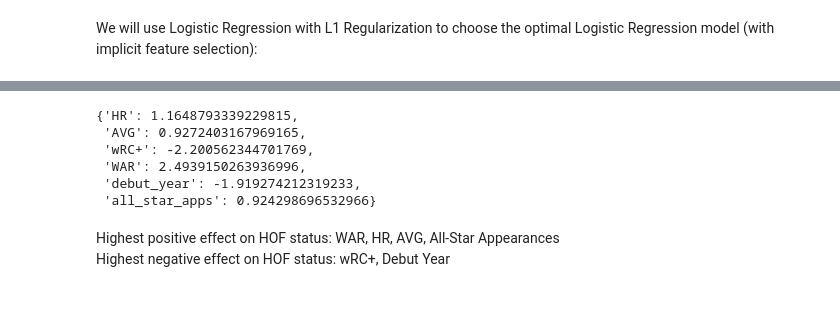
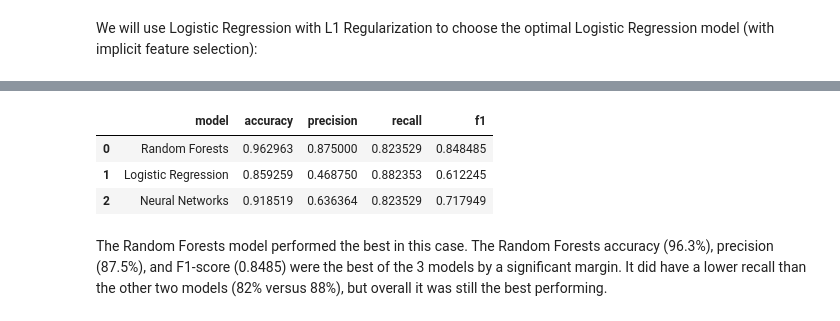
Before and after one commit to abulow/Udacity-Machine-Learning-Engineer-Nanodegree, a Jupyter notebook: baseball_hof/baseball_hof.ipynb, the cells around one changed output, grey strips where cells are left out. Saved outputs shown, nothing was run; the diff lists cells and outputs as text; code cells hidden in the pictures.

```diff
--- a/baseball_hof/baseball_hof.ipynb
+++ b/baseball_hof/baseball_hof.ipynb
@@ -288,0 +314,16 @@ LogisticRegression(C=1.0, class_weight=None, dual=False, fit_intercept=True,
+# %%
+from sklearn.linear_model import LogisticRegression
+
+lr = LogisticRegression(penalty='l1', solver='liblinear', random_state=0)
+lr.fit(X_train,y_train)
+
+y_pred = lr.predict(X_test)
+acc = accuracy_score(y_test, y_pred)
+precision = precision_score(y_test, y_pred)
+recall = recall_score(y_test, y_pred)
+f1 = f1_score(y_test, y_pred)
+lr_results = {'model': 'Logistic Regression', 'accuracy': acc, 'precision': precision, 'recall': recall, 'f1': f1}
+print("Logistic Regression Testing Set Accuracy: " + str(round(100*acc, 2)) + "%")
+print("Logistic Regression Testing Set Precision: " + str(round(100*precision, 2)) + "%")
+print("Logistic Regression Testing Set Recall: " + str(round(100*recall, 2)) + "%")
+print("Logistic Regression Testing Set F1-score: " + str(round(f1, 4)))
@@ -288,0 +339,22 @@ LogisticRegression(C=1.0, class_weight=None, dual=False, fit_intercept=True,
+# %%
+from keras.models import Sequential
+from keras.layers.core import Dense, Dropout
+
+model = Sequential()
+model.add(Dense(32, input_dim=len(features), kernel_initializer='normal', activation='relu'))
+model.add(Dense(16, kernel_initializer='normal', activation='relu'))
+model.add(Dense(1, kernel_initializer='normal', activation='sigmoid'))
+model.compile(loss='binary_crossentropy', optimizer='adam', metrics=['accuracy'])
+
+model.fit(X_train, y_train, epochs=40, batch_size=10, verbose=0)
+
+y_pred = np.array([1 if x > 0.5 else 0 for x in model.predict(X_test)]).astype(float)
+acc = accuracy_score(y_test, y_pred)
+precision = precision_score(y_test, y_pred)
+recall = recall_score(y_test, y_pred)
+f1 = f1_score(y_test, y_pred)
+nn_results = {'model': 'Neural Networks', 'accuracy': acc, 'precision': precision, 'recall': recall, 'f1': f1}
+print("Neural Networks Testing Set Accuracy: " + str(round(100*acc, 2)) + "%")
+print("Neural Networks Testing Set Precision: " + str(round(100*precision, 2)) + "%")
+print("Neural Networks Testing Set Recall: " + str(round(100*recall, 2)) + "%")
+print("Neural Networks Testing Set F1-score: " + str(round(f1, 4)))
@@ -329,14 +368,11 @@ coefficients_dict
-# %%
-top_6_coefficients = sorted(list(abs(lr.coef_[0])))[-6:]
-top_coefficients_dict = {key: coefficients_dict[key] for key in coefficients_dict if abs(coefficients_dict[key]) in top_6_coefficients}
-top_coefficients_dict
-# %% [output]
-{'HR': 1.1648793339229815,
- 'AVG': 0.9272403167969165,
- 'wRC+': -2.200562344701769,
- 'WAR': 2.4939150263936996,
- 'debut_year': -1.919274212319233,
- 'all_star_apps': 0.924298696532966}
-# %% [markdown]
-Highest positive effect on HOF status: WAR, HR, AVG, All-Star Appearances
-Highest negative effect on HOF status: wRC+, Debut Year
+# %%
+results = pd.DataFrame([rf_results, lr_results, nn_results])
+results = results[['model', 'accuracy', 'precision', 'recall', 'f1']]
+results
+# %% [output]
+|  | model | accuracy | precision | recall | f1 |
+| 0 | Random Forests | 0.962963 | 0.875000 | 0.823529 | 0.848485 |
+| 1 | Logistic Regression | 0.859259 | 0.468750 | 0.882353 | 0.612245 |
+| 2 | Neural Networks | 0.918519 | 0.636364 | 0.823529 | 0.717949 |
+# %% [markdown]
+The Random Forests model performed the best in this case. The Random Forests accuracy (96.3%), precision (87.5%), and F1-score (0.8485) were the best of the 3 models by a significant margin. It did have a lower recall than the other two models (82% versus 88%), but overall it was still the best performing.
```
Also changed, not shown: parts of 18 cells of this notebook.
